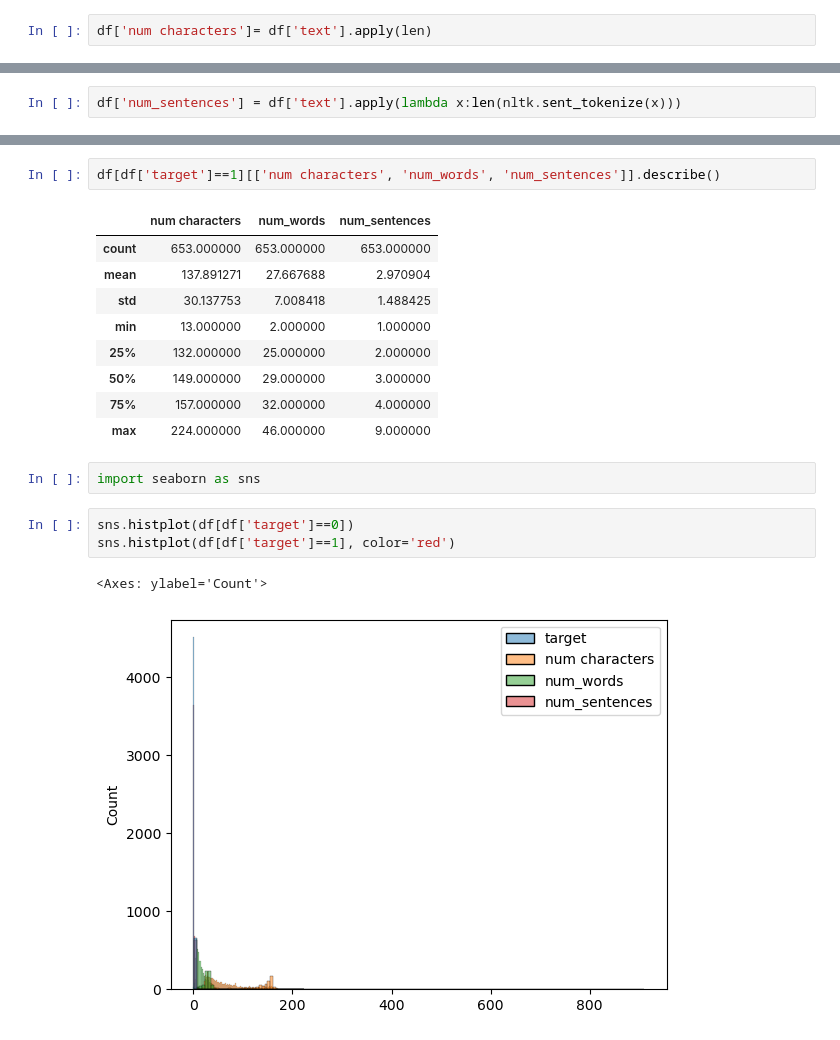
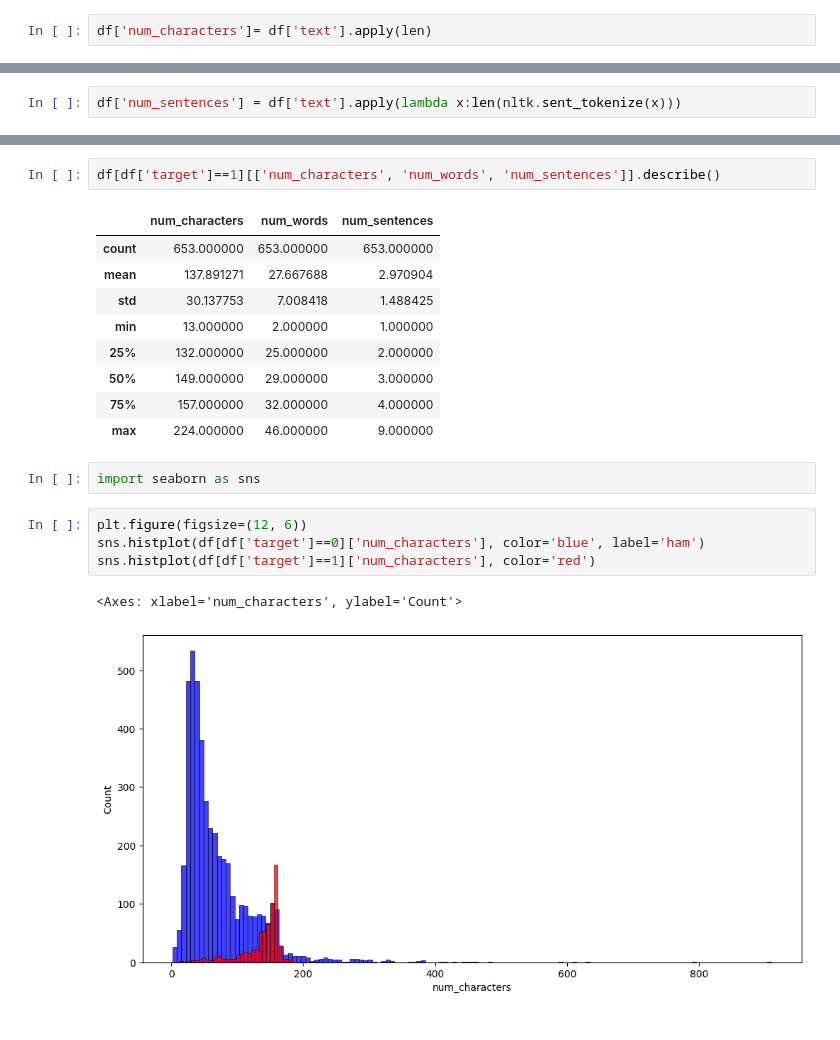
Before and after one commit to NiikhilRaj/email-spam-classifier, a Jupyter notebook: spam-detection.ipynb, the cells around one changed output, grey strips where cells are left out. Cells and saved outputs as stored; diff of their text form.

```diff
--- a/spam-detection.ipynb
+++ b/spam-detection.ipynb
@@ -126,6 +129,6 @@ nltk.download('punkt_tab')
 True
 # %%
-df['num characters']= df['text'].apply(len)
+df['num_characters']= df['text'].apply(len)
 # %%
 df.head()
 # %% [output]
@@ -173,9 +176,9 @@ df[df['target']==0][['num characters', 'num_words', 'num_sentences']].describe()
 | 75% | 90.000000 | 22.000000 | 2.000000 |
 | max | 910.000000 | 220.000000 | 38.000000 |
 # %%
-df[df['target']==1][['num characters', 'num_words', 'num_sentences']].describe()
+df[df['target']==1][['num_characters', 'num_words', 'num_sentences']].describe()
 # %% [output]
-|  | num characters | num_words | num_sentences |
+|  | num_characters | num_words | num_sentences |
 | count | 653.000000 | 653.000000 | 653.000000 |
 | mean | 137.891271 | 27.667688 | 2.970904 |
 | std | 30.137753 | 7.008418 | 1.488425 |
@@ -187,8 +190,9 @@ df[df['target']==1][['num characters', 'num_words', 'num_sentences']].describe()
 # %%
 import seaborn as sns
 # %%
-sns.histplot(df[df['target']==0])
-sns.histplot(df[df['target']==1], color='red')
+plt.figure(figsize=(12, 6))
+sns.histplot(df[df['target']==0]['num_characters'], color='blue', label='ham')
+sns.histplot(df[df['target']==1]['num_characters'], color='red')
 # %% [output]
-<Axes: ylabel='Count'>
+<Axes: xlabel='num_characters', ylabel='Count'>
-[figure, old version]
+[figure, new version]
```
Also changed, not shown: parts of 50 cells of this notebook.
